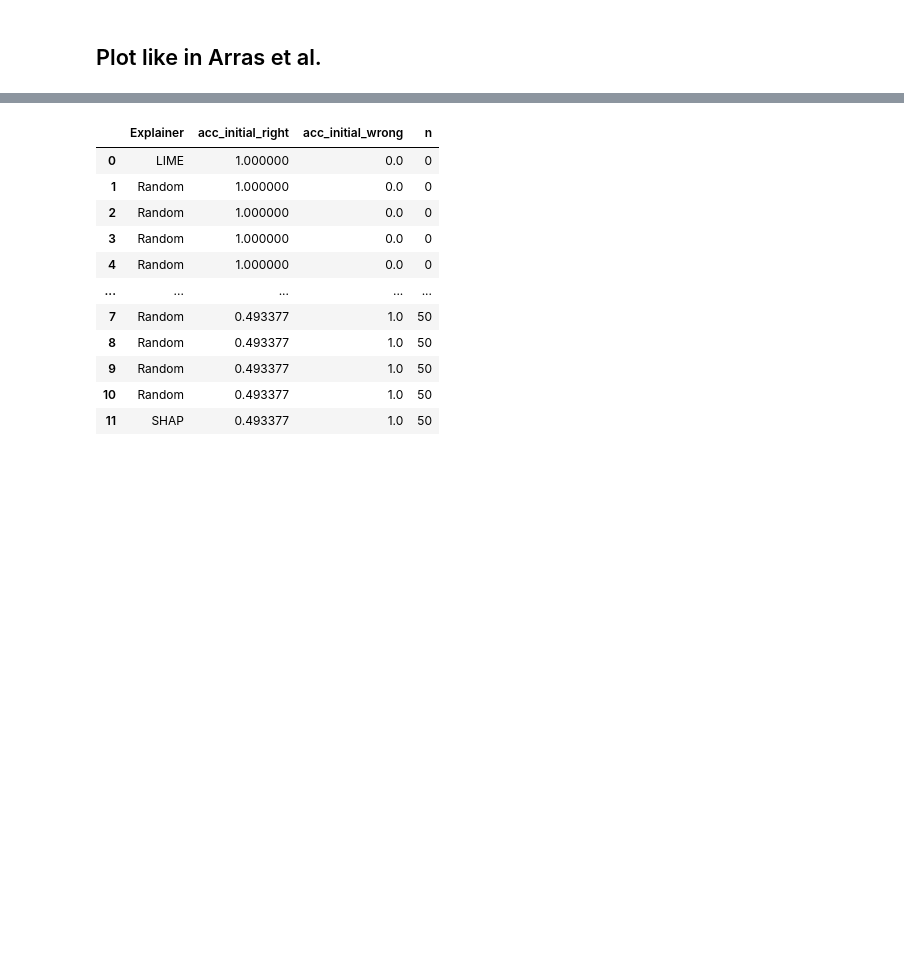
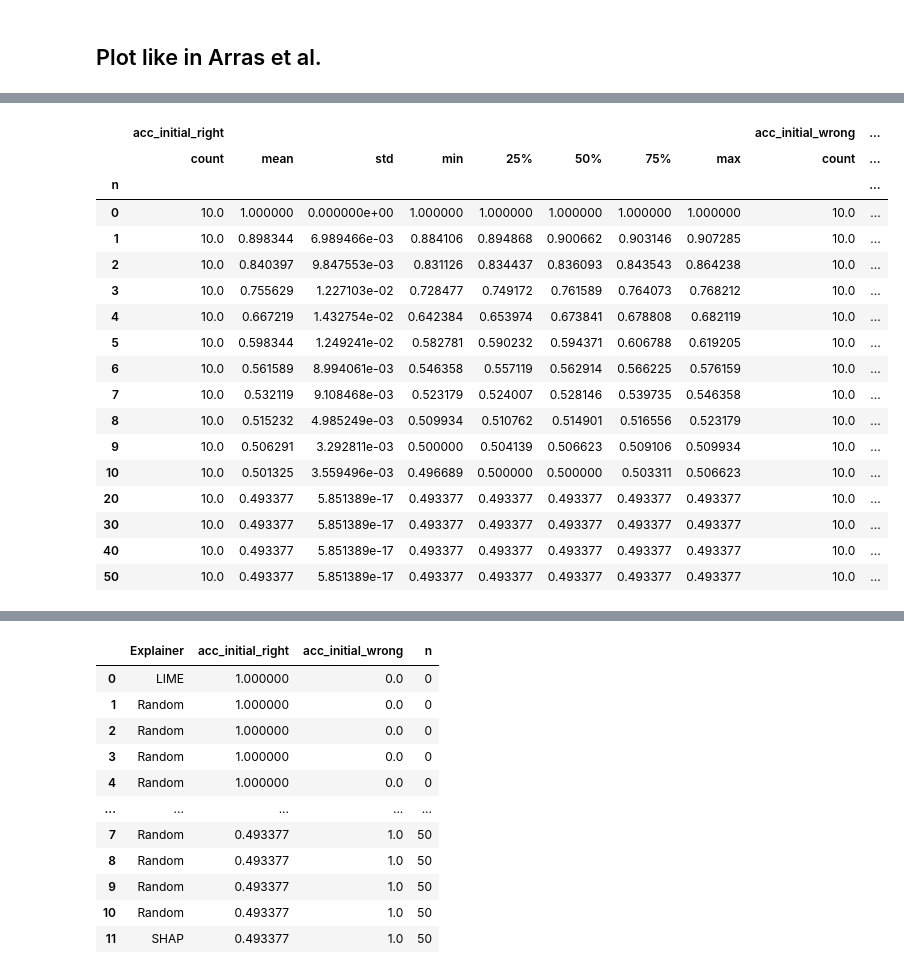
Before and after one commit to loris3/evaluation_explanation_quality, a Jupyter notebook: token_removal_experiments.ipynb, the cells around one changed output, grey strips where cells are left out. Drawn from its saved outputs; the diff is of its cells as text; code cells hidden in the pictures; blank space fills up the shorter version.

```diff
--- a/token_removal_experiments.ipynb
+++ b/token_removal_experiments.ipynb
@@ -255,3 +260,24 @@ Special tokens have been added in the vocabulary, make sure the associated word
+# %%
+df_accuracy_scores[df_accuracy_scores["Explainer"] == "Random"].groupby("n").describe()
+# %% [output]
+|  | acc_initial_right |  |  |  |  |  |  |  | acc_initial_wrong | ... |
+|  | count | mean | std | min | 25% | 50% | 75% | max | count | ... |
+| n |  |  |  |  |  |  |  |  |  | ... |
+| 0 | 10.0 | 1.000000 | 0.000000e+00 | 1.000000 | 1.000000 | 1.000000 | 1.000000 | 1.000000 | 10.0 | ... |
+| 1 | 10.0 | 0.898344 | 6.989466e-03 | 0.884106 | 0.894868 | 0.900662 | 0.903146 | 0.907285 | 10.0 | ... |
+| 2 | 10.0 | 0.840397 | 9.847553e-03 | 0.831126 | 0.834437 | 0.836093 | 0.843543 | 0.864238 | 10.0 | ... |
+| 3 | 10.0 | 0.755629 | 1.227103e-02 | 0.728477 | 0.749172 | 0.761589 | 0.764073 | 0.768212 | 10.0 | ... |
+| 4 | 10.0 | 0.667219 | 1.432754e-02 | 0.642384 | 0.653974 | 0.673841 | 0.678808 | 0.682119 | 10.0 | ... |
+| 5 | 10.0 | 0.598344 | 1.249241e-02 | 0.582781 | 0.590232 | 0.594371 | 0.606788 | 0.619205 | 10.0 | ... |
+| 6 | 10.0 | 0.561589 | 8.994061e-03 | 0.546358 | 0.557119 | 0.562914 | 0.566225 | 0.576159 | 10.0 | ... |
+| 7 | 10.0 | 0.532119 | 9.108468e-03 | 0.523179 | 0.524007 | 0.528146 | 0.539735 | 0.546358 | 10.0 | ... |
+| 8 | 10.0 | 0.515232 | 4.985249e-03 | 0.509934 | 0.510762 | 0.514901 | 0.516556 | 0.523179 | 10.0 | ... |
+| 9 | 10.0 | 0.506291 | 3.292811e-03 | 0.500000 | 0.504139 | 0.506623 | 0.509106 | 0.509934 | 10.0 | ... |
+| 10 | 10.0 | 0.501325 | 3.559496e-03 | 0.496689 | 0.500000 | 0.500000 | 0.503311 | 0.506623 | 10.0 | ... |
+| 20 | 10.0 | 0.493377 | 5.851389e-17 | 0.493377 | 0.493377 | 0.493377 | 0.493377 | 0.493377 | 10.0 | ... |
+| 30 | 10.0 | 0.493377 | 5.851389e-17 | 0.493377 | 0.493377 | 0.493377 | 0.493377 | 0.493377 | 10.0 | ... |
+| 40 | 10.0 | 0.493377 | 5.851389e-17 | 0.493377 | 0.493377 | 0.493377 | 0.493377 | 0.493377 | 10.0 | ... |
+| 50 | 10.0 | 0.493377 | 5.851389e-17 | 0.493377 | 0.493377 | 0.493377 | 0.493377 | 0.493377 | 10.0 | ... |
 # %%
 f, (ax_right, ax_wrong) = plt.subplots(1,2, sharey=True, figsize=(5,2))
     sns.lineplot(data=df_accuracy_scores, x="n", y="acc_initial_right", hue="Explainer", ax=ax_right)
```
Also changed, not shown: parts of 5 cells of this notebook, 7 other files.
